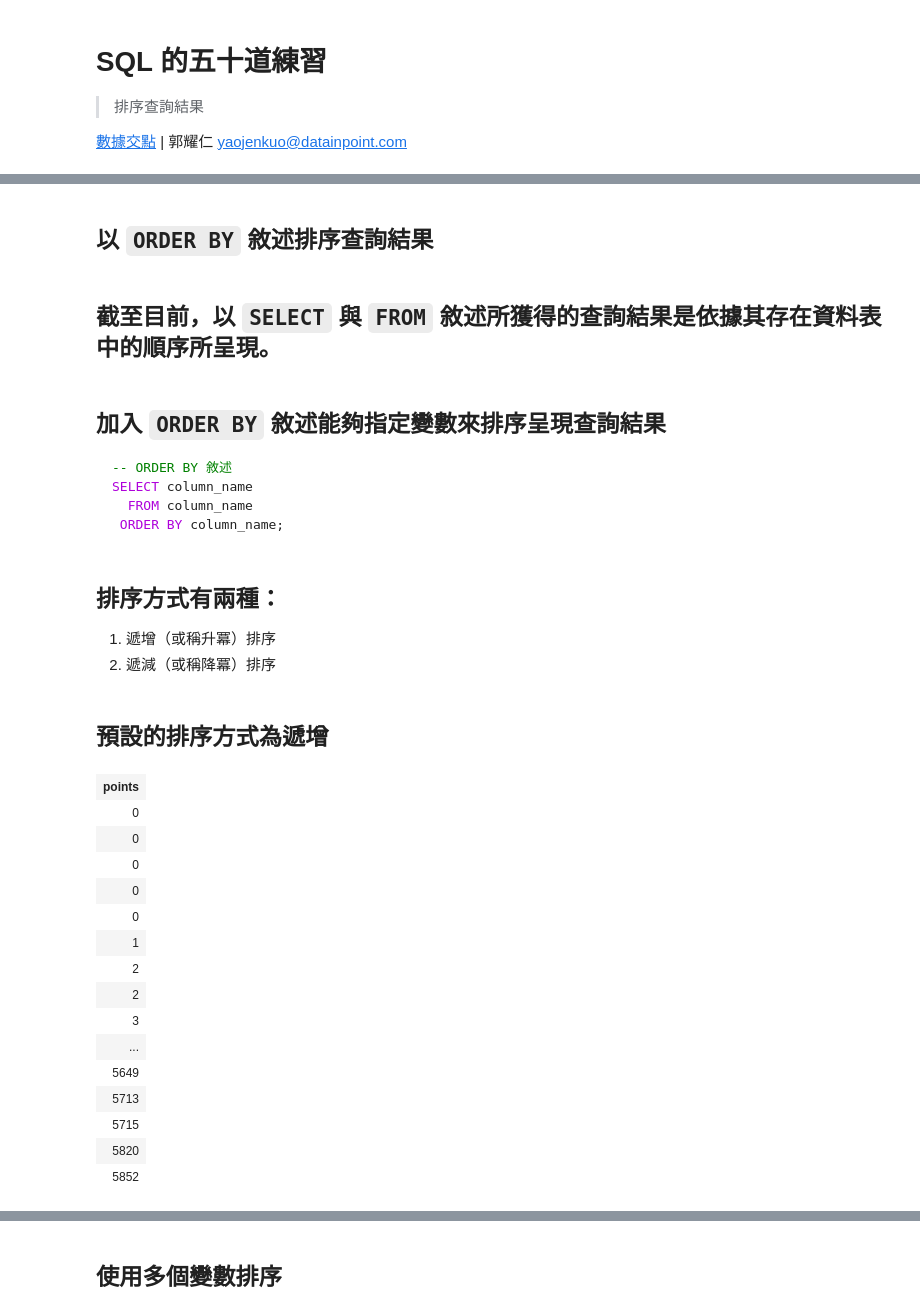
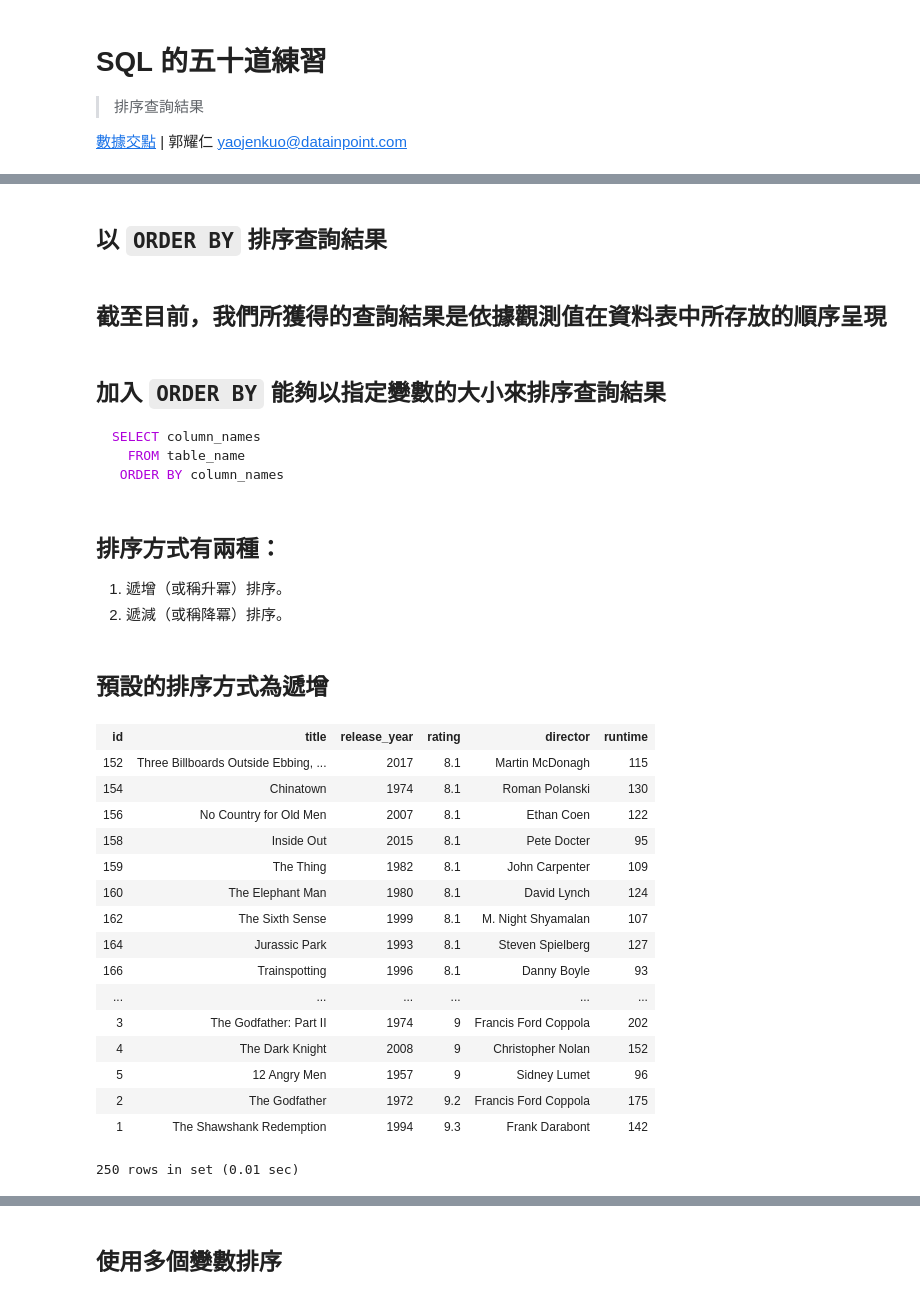
Before and after one commit to datainpoint/classroom-hahow-sqlfifty, a Jupyter notebook: 06-order-by/lecture.ipynb, the cells around one changed output, grey strips where cells are left out. Drawn from its saved outputs; the diff is of its cells as text; code cells hidden in the pictures.

````diff
--- a/06-order-by/lecture.ipynb
+++ b/06-order-by/lecture.ipynb
@@ -13,44 +19,44 @@ ATTACH "../databases/twElection2020.db" AS twElection2020;
 # %%
 ATTACH "../databases/covid19.db" AS covid19;
 # %% [markdown]
-## 以 `ORDER BY` 敘述排序查詢結果
+## 以 `ORDER BY` 排序查詢結果
 # %% [markdown]
-## 截至目前，以 `SELECT` 與 `FROM` 敘述所獲得的查詢結果是依據其存在資料表中的順序所呈現。
+## 截至目前，我們所獲得的查詢結果是依據觀測值在資料表中所存放的順序呈現
 # %% [markdown]
-## 加入 `ORDER BY` 敘述能夠指定變數來排序呈現查詢結果
+## 加入 `ORDER BY` 能夠以指定變數的大小來排序查詢結果
 
 ```sql
--- ORDER BY 敘述
-SELECT column_name
-  FROM column_name
- ORDER BY column_name;
+SELECT column_names
+  FROM table_name
+ ORDER BY column_names
 ```
 # %% [markdown]
 ## 排序方式有兩種：
 
-1. 遞增（或稱升冪）排序
-2. 遞減（或稱降冪）排序
+1. 遞增（或稱升冪）排序。
+2. 遞減（或稱降冪）排序。
 # %% [markdown]
 ## 預設的排序方式為遞增
 # %%
-SELECT points
-  FROM career_summaries
- ORDER BY points;
+SELECT *
+  FROM movies
+ ORDER BY rating;
 # %% [output]
-| points |
-| 0 |
-| 0 |
-| 0 |
-| 0 |
-| 0 |
-| 1 |
-| 2 |
-| 2 |
-| 3 |
-| ... |
-| 5649 |
-| 5713 |
-| 5715 |
-| 5820 |
-| 5852 |
+| id | title | release_year | rating | director | runtime |
+| 152 | Three Billboards Outside Ebbing, ... | 2017 | 8.1 | Martin McDonagh | 115 |
+| 154 | Chinatown | 1974 | 8.1 | Roman Polanski | 130 |
+| 156 | No Country for Old Men | 2007 | 8.1 | Ethan Coen | 122 |
+| 158 | Inside Out | 2015 | 8.1 | Pete Docter | 95 |
+| 159 | The Thing | 1982 | 8.1 | John Carpenter | 109 |
+| 160 | The Elephant Man | 1980 | 8.1 | David Lynch | 124 |
+| 162 | The Sixth Sense | 1999 | 8.1 | M. Night Shyamalan | 107 |
+| 164 | Jurassic Park | 1993 | 8.1 | Steven Spielberg | 127 |
+| 166 | Trainspotting | 1996 | 8.1 | Danny Boyle | 93 |
+| ... | ... | ... | ... | ... | ... |
+| 3 | The Godfather: Part II | 1974 | 9 | Francis Ford Coppola | 202 |
+| 4 | The Dark Knight | 2008 | 9 | Christopher Nolan | 152 |
+| 5 | 12 Angry Men | 1957 | 9 | Sidney Lumet | 96 |
+| 2 | The Godfather | 1972 | 9.2 | Francis Ford Coppola | 175 |
+| 1 | The Shawshank Redemption | 1994 | 9.3 | Frank Darabont | 142 |
+250 rows in set (0.01 sec)
 # %% [markdown]
````
Also changed, not shown: parts of 23 cells of this notebook, 3 other files.
